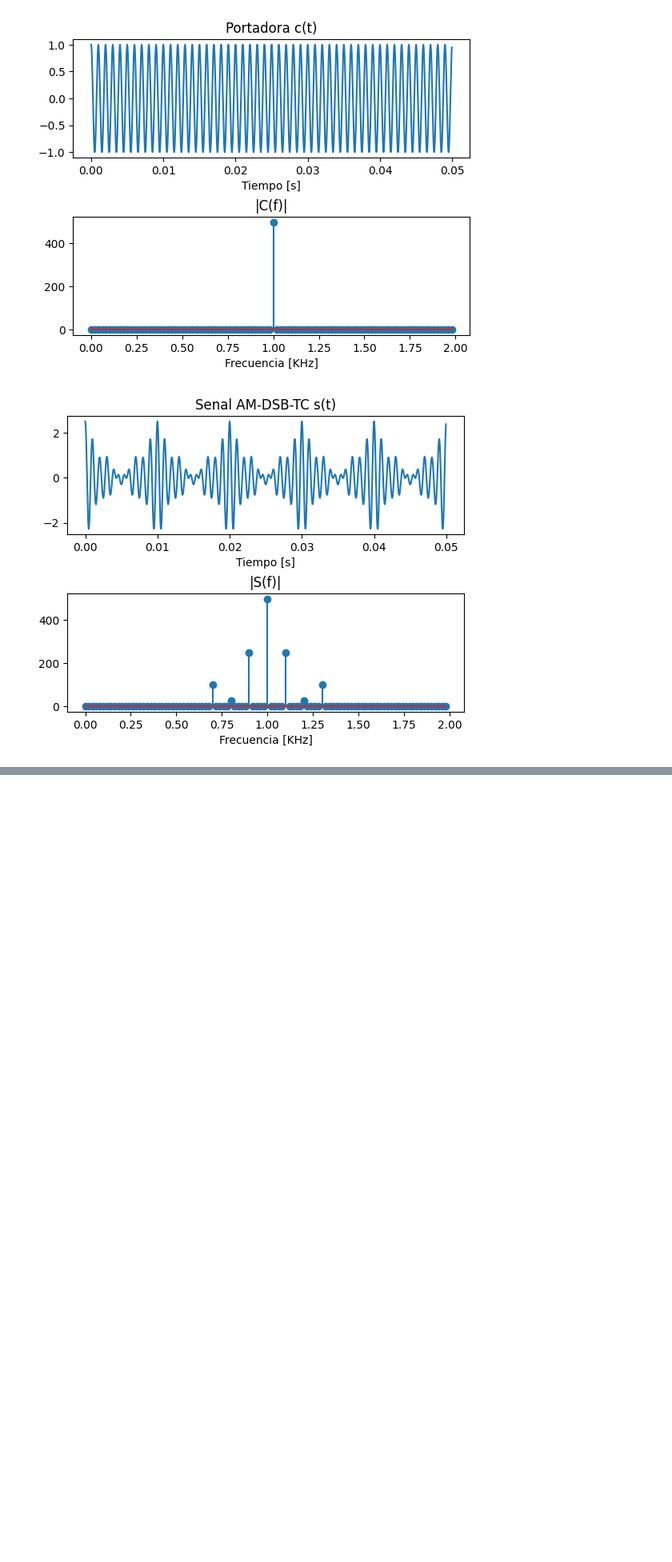
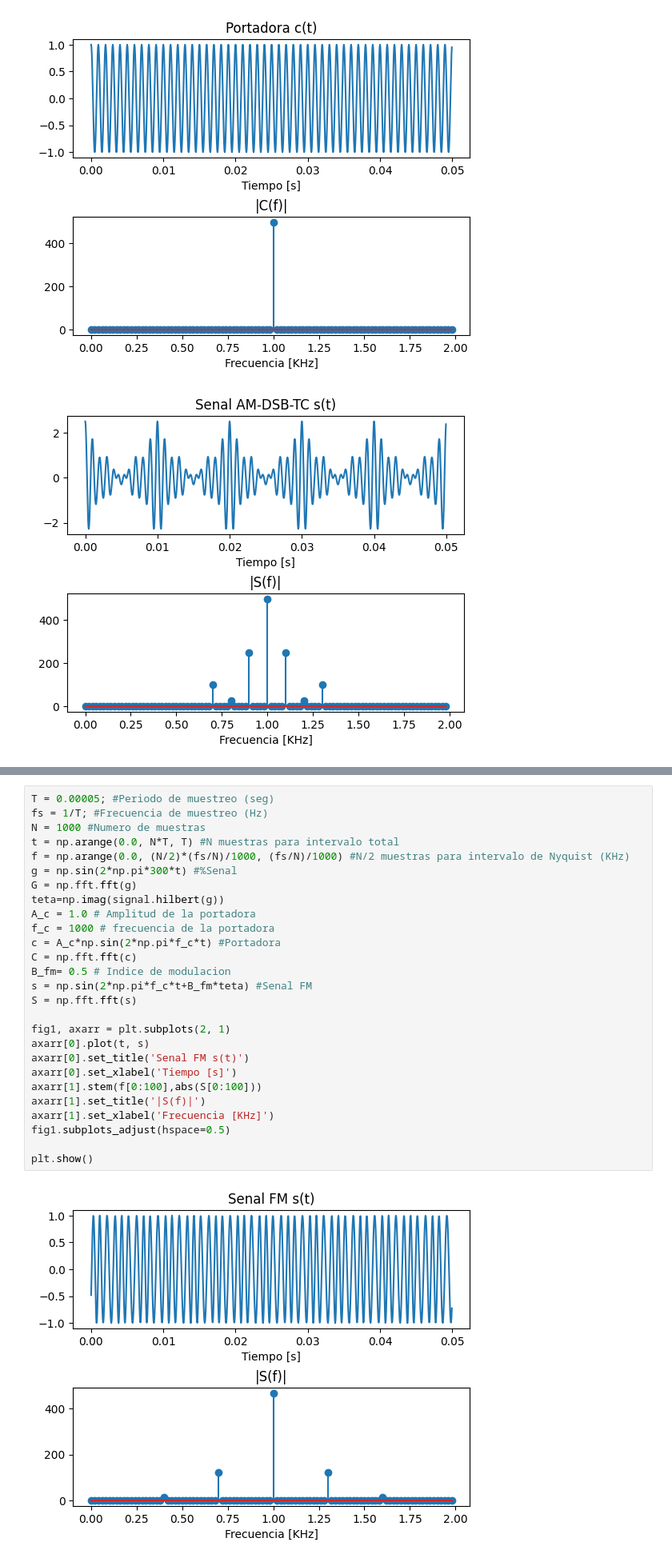
Before and after one commit to JorgeIsur/Laboratorio7Lerma, a Jupyter notebook: laboratorio7.ipynb, the cells around one changed output, grey strips where cells are left out. Shown at 80% size. Cells and saved outputs as stored; diff of their text form; blank space fills up the shorter version.

```diff
--- a/laboratorio7.ipynb
+++ b/laboratorio7.ipynb
@@ -243,0 +258,29 @@ plt.show()
+# %%
+T = 0.00005; #Periodo de muestreo (seg)
+fs = 1/T; #Frecuencia de muestreo (Hz)
+N = 1000 #Numero de muestras
+t = np.arange(0.0, N*T, T) #N muestras para intervalo total
+f = np.arange(0.0, (N/2)*(fs/N)/1000, (fs/N)/1000) #N/2 muestras para intervalo de Nyquist (KHz)
+g = np.sin(2*np.pi*300*t) #%Senal
+G = np.fft.fft(g)
+teta=np.imag(signal.hilbert(g))
+A_c = 1.0 # Amplitud de la portadora
+f_c = 1000 # frecuencia de la portadora
+c = A_c*np.sin(2*np.pi*f_c*t) #Portadora
+C = np.fft.fft(c)
+B_fm= 0.5 # Indice de modulacion
+s = np.sin(2*np.pi*f_c*t+B_fm*teta) #Senal FM
+S = np.fft.fft(s)
+
+fig1, axarr = plt.subplots(2, 1)
+axarr[0].plot(t, s)
+axarr[0].set_title('Senal FM s(t)')
+axarr[0].set_xlabel('Tiempo [s]')
+axarr[1].stem(f[0:100],abs(S[0:100]))
+axarr[1].set_title('|S(f)|')
+axarr[1].set_xlabel('Frecuencia [KHz]')
+fig1.subplots_adjust(hspace=0.5)
+
+plt.show()
+# %% [output]
+[figure, added]
```
Also changed, not shown: parts of 1 cell of this notebook.
